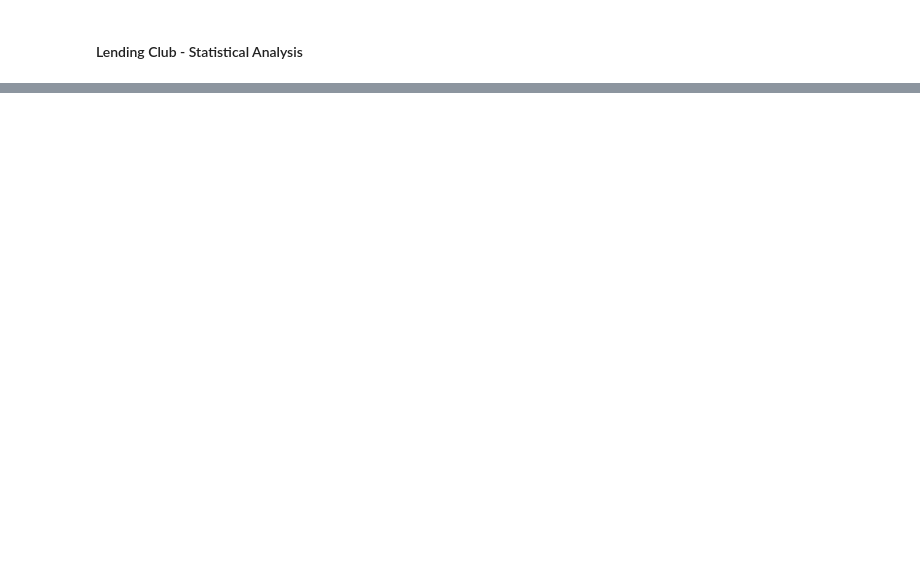
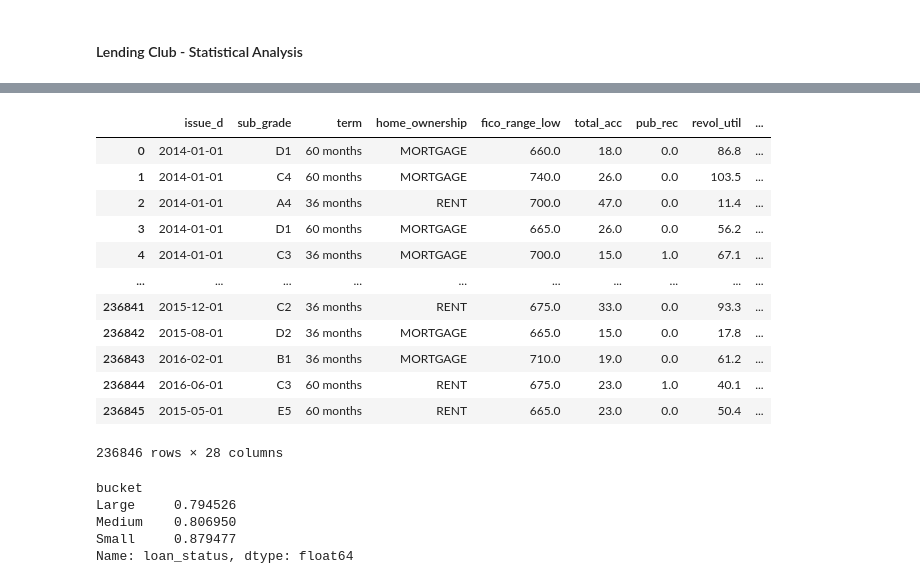
Before and after one commit to subratastack/statistics_python, a Jupyter notebook: exercises/lending_club_statistical/lending_club_statistical_analysis.ipynb, the cells around one changed output, grey strips where cells are left out. Saved outputs shown, nothing was run; the diff lists cells and outputs as text; code cells hidden in the pictures; blank space fills up the shorter version.

```diff
--- a/exercises/lending_club_statistical/lending_club_statistical_analysis.ipynb
+++ b/exercises/lending_club_statistical/lending_club_statistical_analysis.ipynb
@@ -20,0 +117,4 @@ ImportError: Missing optional dependency 'openpyxl'.  Use pip or conda to instal
+# %%
+bucket_fraction_defaulter = pd.Series(dfq.query('loan_status == 0')['loan_bucket'].value_counts(), name="defaulter")
+bucket_fraction_all = pd.Series(dfq['loan_bucket'].value_counts(), name="all")
+print(bucket_fraction_defaulter / bucket_fraction_all * 100)
@@ -20,0 +127,4 @@ ImportError: Missing optional dependency 'openpyxl'.  Use pip or conda to instal
+# %%
+loan_defaulter_df = pd.concat([bucket_fraction_defaulter, bucket_fraction_all], axis=1).reset_index()
+loan_defaulter_df['fraction'] = loan_defaulter_df['defaulter'] / loan_defaulter_df['all']
+loan_defaulter_df
@@ -20,0 +168,28 @@ ImportError: Missing optional dependency 'openpyxl'.  Use pip or conda to instal
+# %%
+df
+# %% [output]
+|  | issue_d | sub_grade | term | home_ownership | fico_range_low | total_acc | pub_rec | revol_util | ... |
+| 0 | 2014-01-01 | D1 | 60 months | MORTGAGE | 660.0 | 18.0 | 0.0 | 86.8 | ... |
+| 1 | 2014-01-01 | C4 | 60 months | MORTGAGE | 740.0 | 26.0 | 0.0 | 103.5 | ... |
+| 2 | 2014-01-01 | A4 | 36 months | RENT | 700.0 | 47.0 | 0.0 | 11.4 | ... |
+| 3 | 2014-01-01 | D1 | 60 months | MORTGAGE | 665.0 | 26.0 | 0.0 | 56.2 | ... |
+| 4 | 2014-01-01 | C3 | 36 months | MORTGAGE | 700.0 | 15.0 | 1.0 | 67.1 | ... |
+| ... | ... | ... | ... | ... | ... | ... | ... | ... | ... |
+| 236841 | 2015-12-01 | C2 | 36 months | RENT | 675.0 | 33.0 | 0.0 | 93.3 | ... |
+| 236842 | 2015-08-01 | D2 | 36 months | MORTGAGE | 665.0 | 15.0 | 0.0 | 17.8 | ... |
+| 236843 | 2016-02-01 | B1 | 36 months | MORTGAGE | 710.0 | 19.0 | 0.0 | 61.2 | ... |
+| 236844 | 2016-06-01 | C3 | 60 months | RENT | 675.0 | 23.0 | 1.0 | 40.1 | ... |
+| 236845 | 2015-05-01 | E5 | 60 months | RENT | 665.0 | 23.0 | 0.0 | 50.4 | ... |
+236846 rows × 28 columns
+# %%
+# -----------------------------------------------------------
+# 3. DEFAULT FRACTION PER BUCKET
+# -----------------------------------------------------------
+default_rate = df.groupby("bucket")["loan_status"].mean()
+default_rate
+# %% [output]
+bucket
+Large     0.794526
+Medium    0.806950
+Small     0.879477
+Name: loan_status, dtype: float64
```
Also changed, not shown: parts of 21 cells of this notebook, 2 other files.
